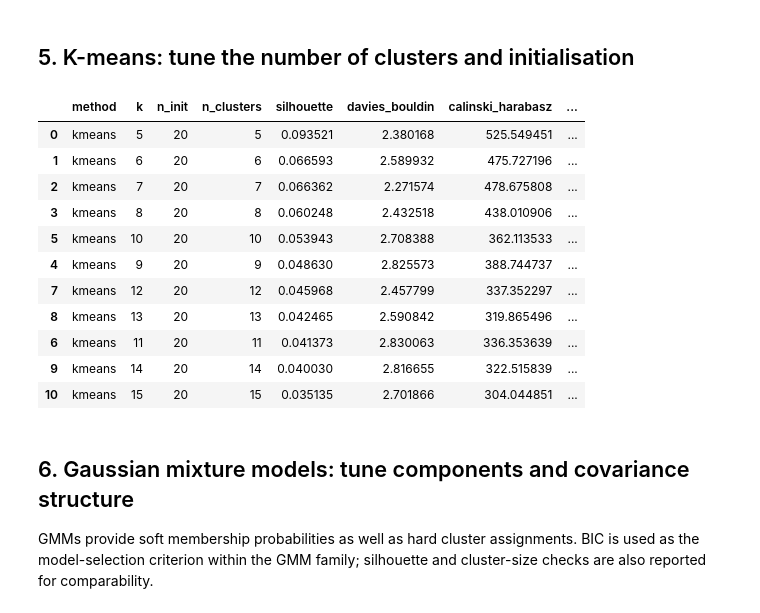
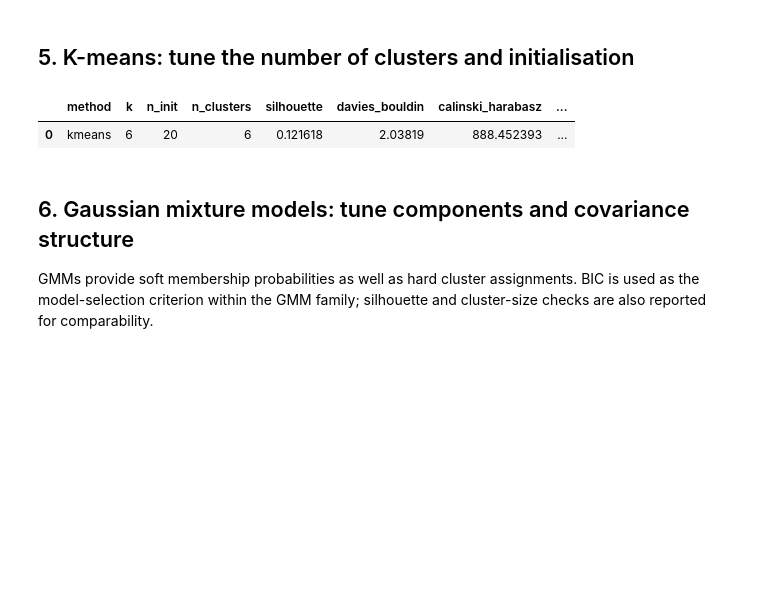
Before and after one commit to Trist4/MOR-assignment3, a Jupyter notebook: clustering_full_dataset.ipynb, the cells around one changed output. Drawn from its saved outputs; the diff is of its cells as text; code cells hidden in the pictures; blank space fills up the shorter version.

```diff
--- a/clustering_full_dataset.ipynb
+++ b/clustering_full_dataset.ipynb
@@ -77,2 +102,32 @@ Xi = impute_train_only(X, tr)
+# %%
+keep = ['arrears_share_of_due',
+ 'bal7_ratio_last',
+ 'cash_share_of_spend',
+ 'committed_share_of_spend',
+ 'crccreditlimit_slog',
+ 'days_since_last_income',
+ 'grp_debt_repayment_share',
+ 'income_cv',
+ 'income_type_p0_rank',
+ 'm0_arrearsamount_slog',
+ 'm0_start_cd_group_CD 1',
+ 'm0_start_cd_group_CD 3',
+ 'm0_total_due_with_arrears_slog',
+ 'n_spend_groups_used',
+ 'no_complete_cycle',
+ 'no_income_detected',
+ 'no_income_seen',
+ 'pay_frequency_weekly',
+ 'product_group_NPDM',
+ 'recent_vs_avg_income',
+ 'run_grp_debt_repayment_slog',
+ 'run_in_income_employment_slog',
+ 'run_in_income_informal_slog',
+ 'run_income_slog',
+ 'run_n_bounced',
+ 'run_n_fees',
+ 'run_n_purchases',
+ 'run_nonessential_slog',
+ 'unemployed_now']
 # %%
-Xi
+Xi = X[keep].copy()
@@ -233,45 +273,35 @@ def bootstrap_rate_intervals(labels, target, repeats=BOOTSTRAP_REPEATS, seed=RAN
 # Candidate k values adapt to the number of observations.
 n = len(X)
 k_max = min(15, max(5, int(np.sqrt(n / 2))))
-k_values = range(5, k_max + 1)
+k_values = [6]
 
 kmeans_rows = []
 kmeans_models = {}
 for k in k_values:
 
     model = KMeans(
         n_clusters=k,
         n_init=20,
         random_state=RANDOM_STATE,
         algorithm="lloyd",
     )
     labels = model.fit_predict(X)
     scores = evaluate_labels(X, labels)
 
     if scores is not None:
         params = {"k": k, "n_init": 20}
         kmeans_rows.append(make_result_row("kmeans", params, scores))
         kmeans_models[k] = (model, labels)
 
 kmeans_results = pd.DataFrame(kmeans_rows).sort_values(
     ["silhouette", "davies_bouldin"], ascending=[False, True]
 )
 display(kmeans_results)
 if kmeans_results.empty:
     raise RuntimeError("No valid K-means solution. Review feature scaling or MIN_CLUSTER_SIZE.")
 # %% [output]
 |  | method | k | n_init | n_clusters | silhouette | davies_bouldin | calinski_harabasz | ... |
-| 0 | kmeans | 5 | 20 | 5 | 0.093521 | 2.380168 | 525.549451 | ... |
-| 1 | kmeans | 6 | 20 | 6 | 0.066593 | 2.589932 | 475.727196 | ... |
-| 2 | kmeans | 7 | 20 | 7 | 0.066362 | 2.271574 | 478.675808 | ... |
-| 3 | kmeans | 8 | 20 | 8 | 0.060248 | 2.432518 | 438.010906 | ... |
-| 5 | kmeans | 10 | 20 | 10 | 0.053943 | 2.708388 | 362.113533 | ... |
-| 4 | kmeans | 9 | 20 | 9 | 0.048630 | 2.825573 | 388.744737 | ... |
-| 7 | kmeans | 12 | 20 | 12 | 0.045968 | 2.457799 | 337.352297 | ... |
-| 8 | kmeans | 13 | 20 | 13 | 0.042465 | 2.590842 | 319.865496 | ... |
-| 6 | kmeans | 11 | 20 | 11 | 0.041373 | 2.830063 | 336.353639 | ... |
-| 9 | kmeans | 14 | 20 | 14 | 0.040030 | 2.816655 | 322.515839 | ... |
-| 10 | kmeans | 15 | 20 | 15 | 0.035135 | 2.701866 | 304.044851 | ... |
+| 0 | kmeans | 6 | 20 | 6 | 0.121618 | 2.03819 | 888.452393 | ... |
 # %% [markdown]
 ## 6. Gaussian mixture models: tune components and covariance structure
 
```
Also changed, not shown: parts of 20 cells of this notebook, 14 other files.
